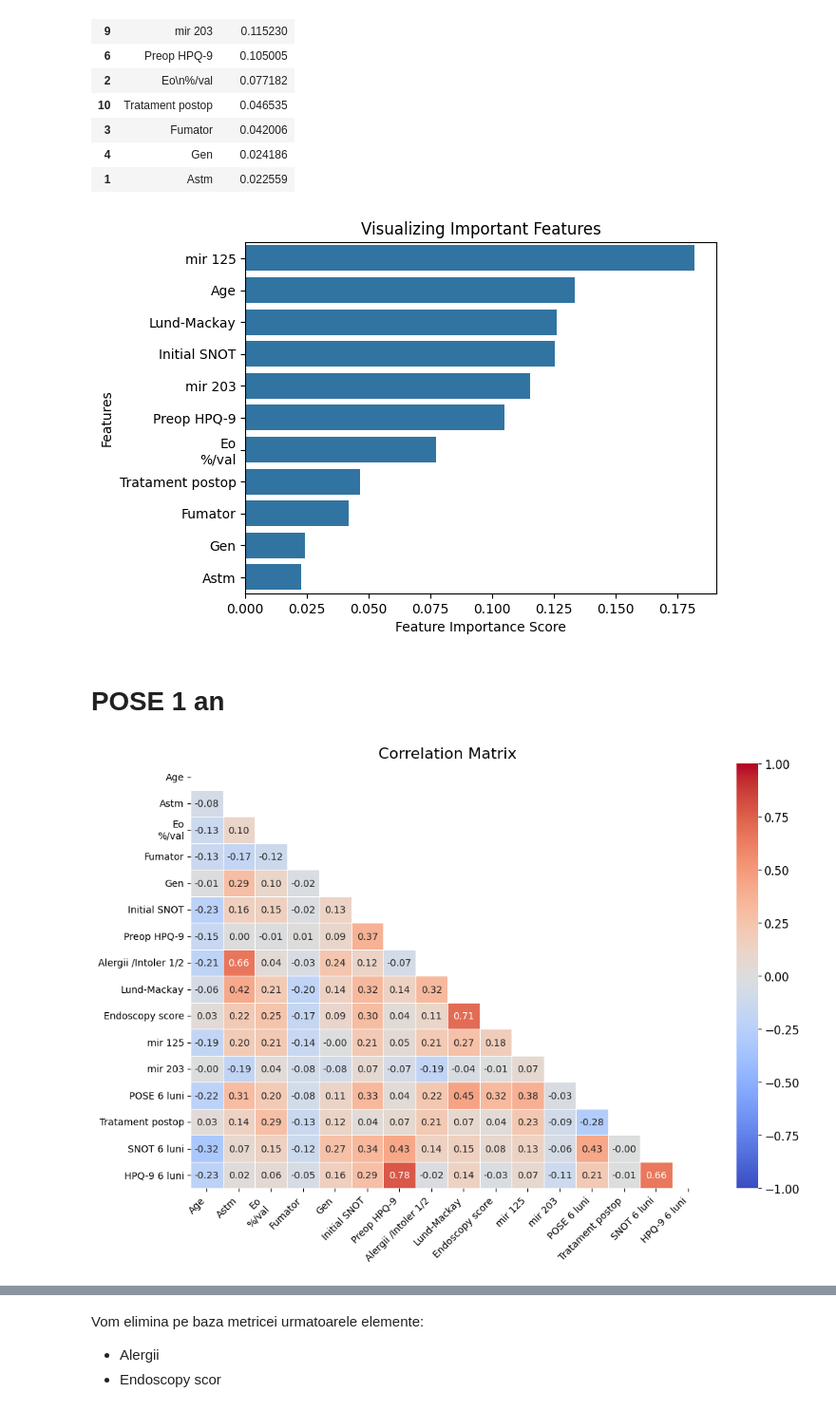
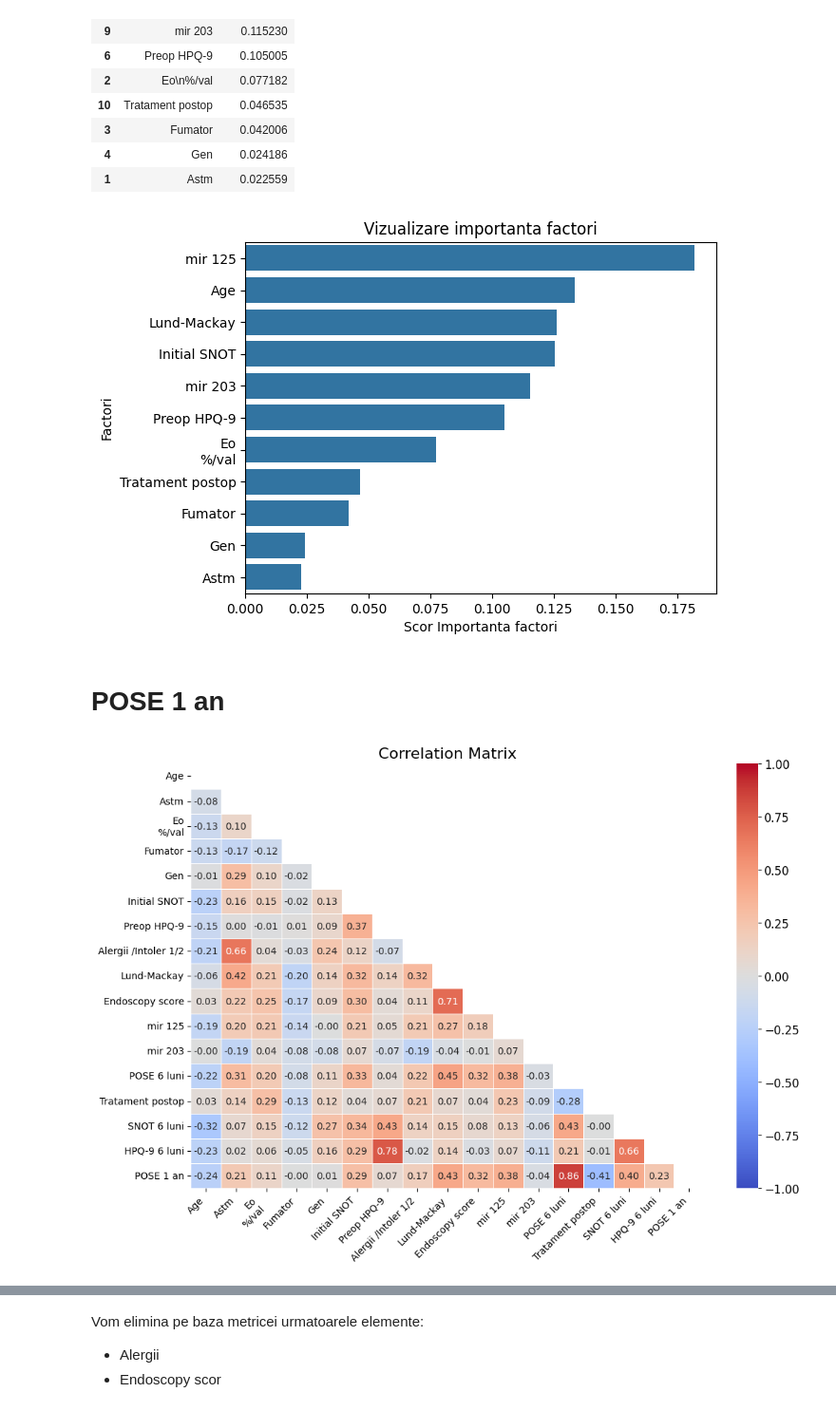
Before and after one commit to Ana-AlexandraSandu/Disertatie_CRSwNP, a Jupyter notebook: app/disertatie_iteratie1.ipynb, the cells around one changed output, grey strips where cells are left out. Shown at 95% size. Drawn from its saved outputs; the diff is of its cells as text; code cells hidden in the pictures.

```diff
--- a/app/disertatie_iteratie1.ipynb
+++ b/app/disertatie_iteratie1.ipynb
@@ -515,49 +512,49 @@ sns.barplot(y=feature_importance_df_sorted['Feature'], x=feature_importance_df_s
 
 # Adaugam labels
 
-plt.xlabel('Feature Importance Score')
+plt.xlabel('Scor Importanta factori')
 
-plt.ylabel('Features')
+plt.ylabel('Factori')
 
 # Adaugam un titlu
 
-plt.title("Visualizing Important Features")
+plt.title("Vizualizare importanta factori")
 
 # Visualizare
 
 plt.show()
 # %% [output]
-[figure, old version]
+[figure, new version]
 # %% [markdown]
 # POSE 1 an
 # %%
 # Calculați matricea de corelație
 corr_matrix = data[['Age', 'Astm', 'Eo\n%/val', 'Fumator', 'Gen', 'Initial SNOT', 'Preop HPQ-9', 'Alergii /Intoler 1/2',
-                  'Lund-Mackay', 'Endoscopy score', 'mir 125', 'mir 203', 'POSE 6 luni','Tratament postop', 'SNOT 6 luni', 'HPQ-9 6 luni']].corr()
+                  'Lund-Mackay', 'Endoscopy score', 'mir 125', 'mir 203', 'POSE 6 luni','Tratament postop', 'SNOT 6 luni', 'HPQ-9 6 luni', 'POSE 1 an']].corr()
 # Generați o mască(mask) pentru triunghiul superior
 mask = np.triu(np.ones_like(corr_matrix, dtype=bool))
 
 # Configurati matplotlib figure
 plt.figure(figsize=(12, 8))
 
 #Desenam heatmap cu masca și corelam raportul aspect ratio
 heatmap = sns.heatmap(corr_matrix, mask=mask, annot=True, fmt=".2f", cmap="coolwarm", vmin=-1, vmax=1, linewidths=0.5)
 
 # Adaugam un titlu
 plt.title('Correlation Matrix', fontsize=16)
 
 # Rotitim etichetele pe axa x pentru o mai bună lizibilitate
 heatmap.set_xticklabels(heatmap.get_xticklabels(), rotation=45, horizontalalignment='right')
 
 # Adaugam color bar
 colorbar = heatmap.collections[0].colorbar
 colorbar.ax.tick_params(labelsize=12)
 
 # Vizualizare
 #plt.tight_layout()
 plt.show()
 # %% [output]
-[figure, old version]
+[figure, new version]
 # %% [markdown]
 **ML pentru Pose 1 an**
 
```
Also changed, not shown: parts of 28 cells of this notebook, 4 other files.
